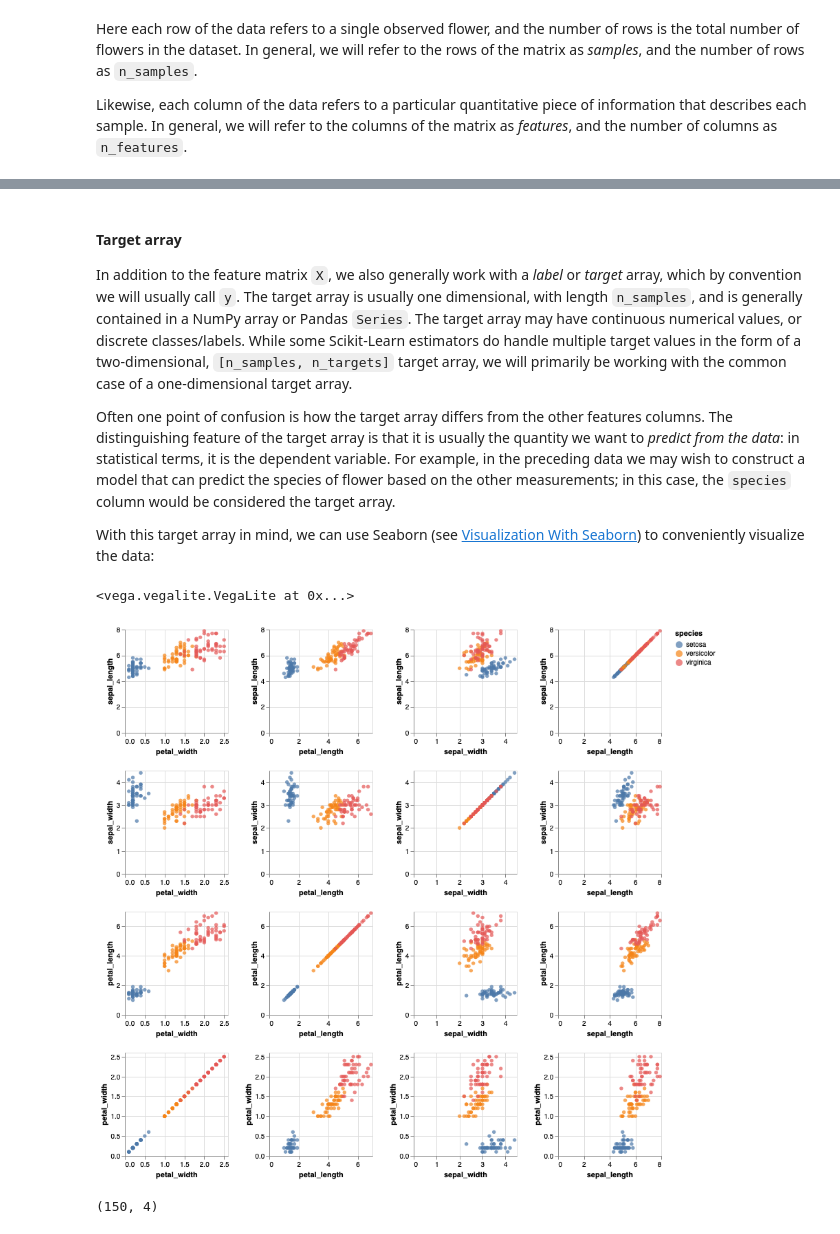
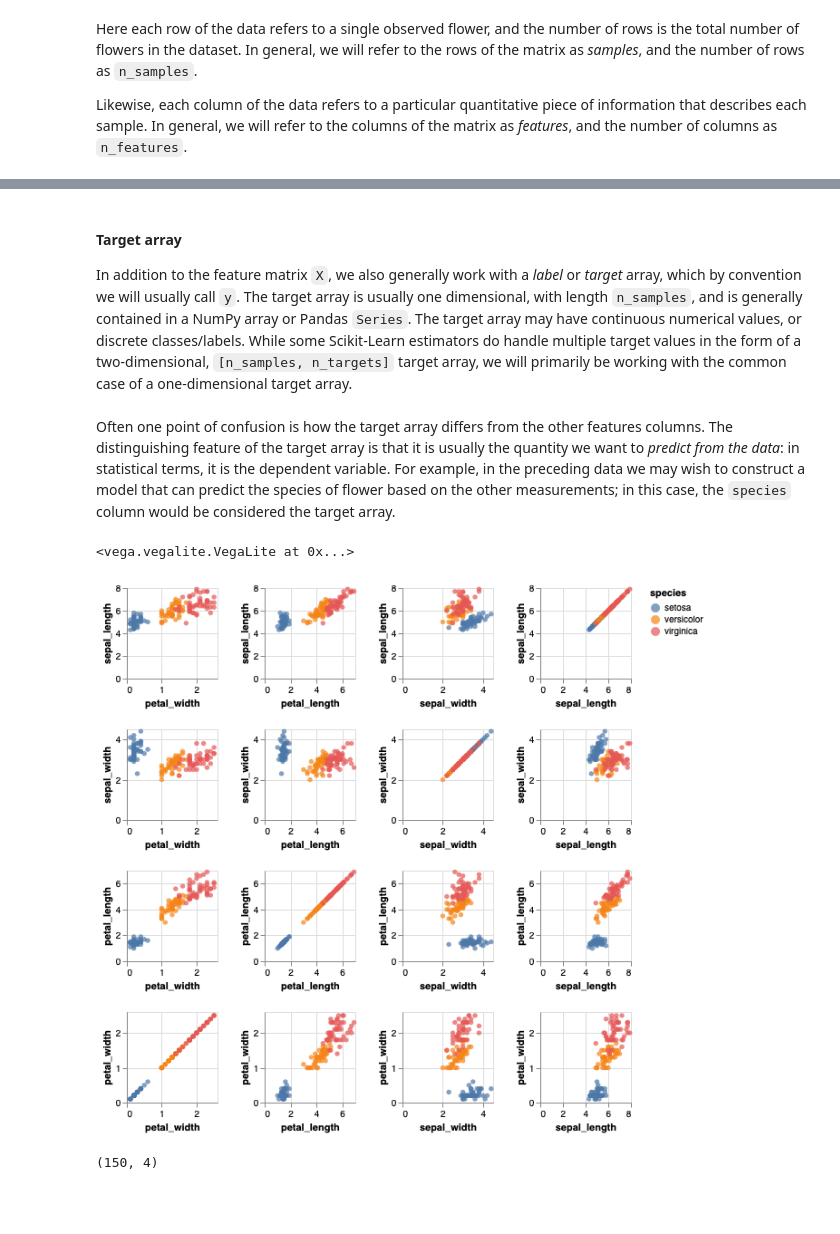
Before and after one commit to hanisaf/mist5730-fall2019, a Jupyter notebook: 41-intro.ipynb, the cells around one changed output, grey strips where cells are left out. Cells and saved outputs as stored; diff of their text form; code cells hidden in the pictures; blank space fills up the shorter version.

```diff
--- a/41-intro.ipynb
+++ b/41-intro.ipynb
@@ -57,26 +43,26 @@ In addition to the feature matrix ``X``, we also generally work with a *label* o
 The target array is usually one dimensional, with length ``n_samples``, and is generally contained in a NumPy array or Pandas ``Series``.
 The target array may have continuous numerical values, or discrete classes/labels.
 While some Scikit-Learn estimators do handle multiple target values in the form of a two-dimensional, ``[n_samples, n_targets]`` target array, we will primarily be working with the common case of a one-dimensional target array.
-
-Often one point of confusion is how the target array differs from the other features columns. The distinguishing feature of the target array is that it is usually the quantity we want to *predict from the data*: in statistical terms, it is the dependent variable.
-For example, in the preceding data we may wish to construct a model that can predict the species of flower based on the other measurements; in this case, the ``species`` column would be considered the target array.
-
-With this target array in mind, we can use Seaborn (see [Visualization With Seaborn](04.14-Visualization-With-Seaborn.ipynb)) to conveniently visualize the data:
+# %% [markdown]
+Often one point of confusion is how the target array differs from the other features columns. The distinguishing feature of the target array is that it is usually the quantity we want to *predict from the data*: in statistical terms, it is the dependent variable.
+For example, in the preceding data we may wish to construct a model that can predict the species of flower based on the other measurements; in this case, the ``species`` column would be considered the target array.
 # %%
-alt.Chart(iris).mark_circle().encode(
+chart = alt.Chart(iris).mark_circle().encode(
     alt.X(alt.repeat("column"), type='quantitative'),
     alt.Y(alt.repeat("row"), type='quantitative'),
     color='species:N'
 ).properties(
-    width=150,
-    height=150
+    width=100,
+    height=100
 ).repeat(
     row=['sepal_length', 'sepal_width', 'petal_length', 'petal_width'],
     column=['petal_width', 'petal_length', 'sepal_width', 'sepal_length']
 )
-# %% [output]
-<vega.vegalite.VegaLite at 0x...>
-[figure, removed]
+# %%
+chart
+# %% [output]
+<vega.vegalite.VegaLite at 0x...>
+[figure, added]
 # %%
 X_iris = iris.drop('species', axis=1)
 X_iris.shape
```
Also changed, not shown: parts of 38 cells of this notebook, 1 other file.
